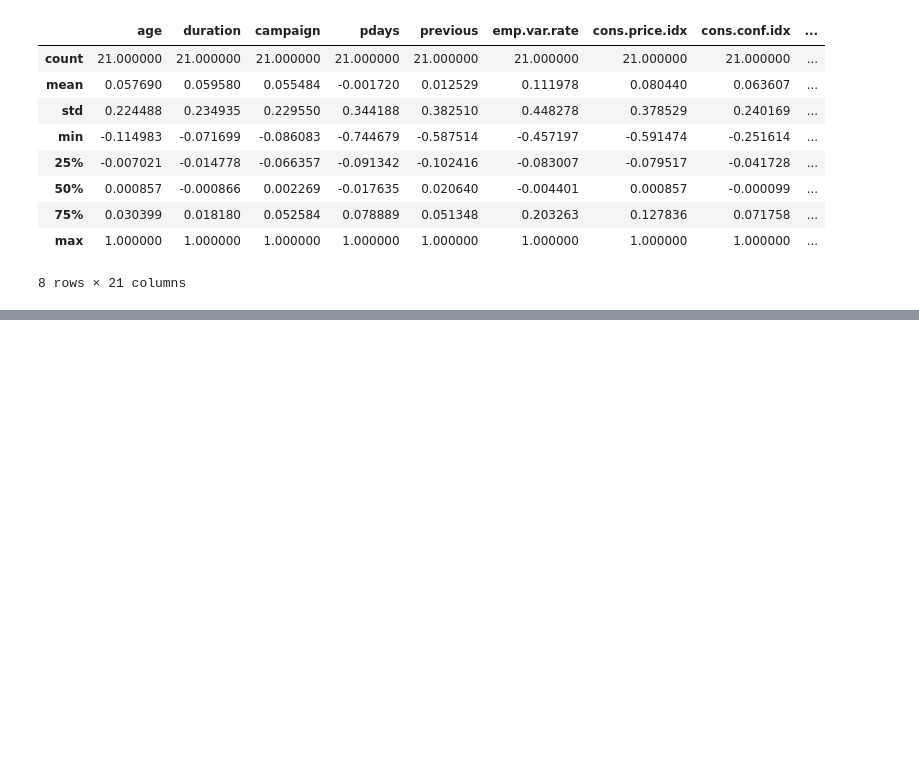
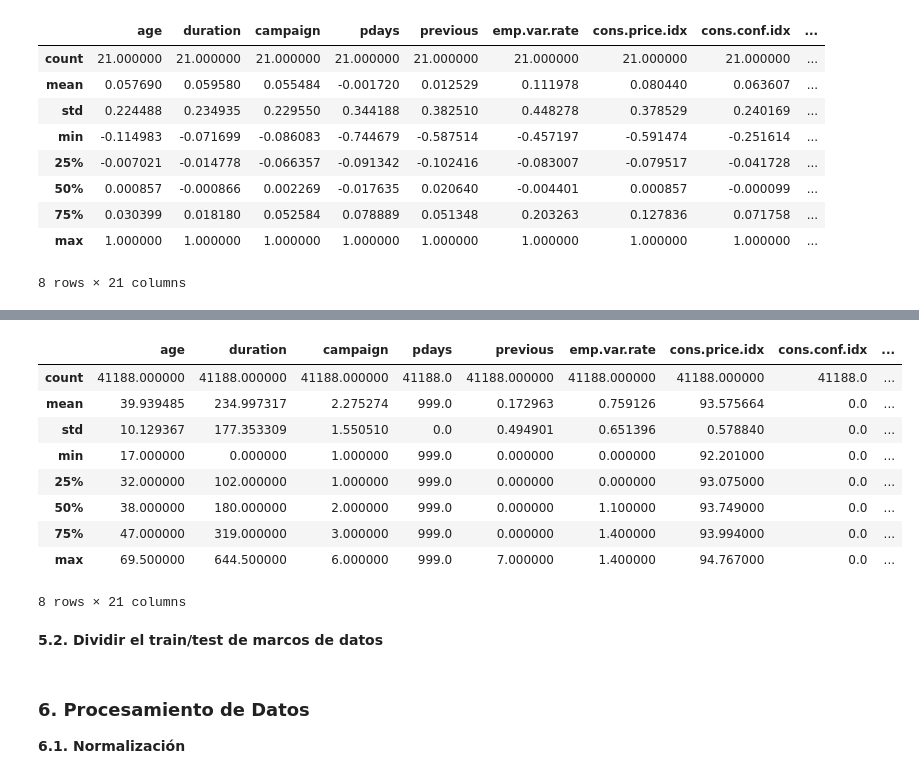
Before and after one commit to 4GeeksAcademy/machine-learning-python-template-bank-BryanJumbo, a Jupyter notebook: src/explore.ipynb, the cells around one changed output, grey strips where cells are left out. Drawn from its saved outputs; the diff is of its cells as text; code cells hidden in the pictures; blank space fills up the shorter version.

```diff
--- a/src/explore.ipynb
+++ b/src/explore.ipynb
@@ -570,0 +587,31 @@ plt.show()
+# %%
+# Crear una copia para eliminar outliers
+df_enc_no = df_enc.copy()
+# %%
+def remove_outliers(x, feature_name, allow_neg=True):
+    q1, q3 = x.quantile([0.25, 0.75])
+    iqr = q3 - q1
+    upper_lim = q3 + (iqr*1.5)
+    lower_lim = q1 - (iqr*1.5) if allow_neg else max(0, q1 - (iqr * 1.5))
+
+    x = x.apply(lambda x: upper_lim if (x > upper_lim) else (lower_lim if (x < lower_lim) else x))
+
+    filename = f'../data/interim/outliers_lims_{feature_name}.json'
+    json.dump({'upper_lim': upper_lim, 'lower_lim': lower_lim}, open(filename, 'w'))
+
+    return x
+# %%
+# outliers con y sin negativos
+f_outliers_with_neg = []
+f_outliers_no_neg = []
+
+for each in lista_col:
+    if df_enc[each].min() < 0:
+        f_outliers_with_neg.append(each)
+    f_outliers_no_neg.append(each)
+
+for feature in f_outliers_with_neg:
+    df_enc_no[feature] = remove_outliers(df_enc_no[feature], feature)
+
+for feature in f_outliers_no_neg:
+    df_enc_no[feature] = remove_outliers(df_enc_no[feature], feature, allow_neg=False)
@@ -570,0 +631,15 @@ plt.show()
+# %%
+df_enc_no.describe()
+# %% [output]
+|  | age | duration | campaign | pdays | previous | emp.var.rate | cons.price.idx | cons.conf.idx | ... |
+| count | 41188.000000 | 41188.000000 | 41188.000000 | 41188.0 | 41188.000000 | 41188.000000 | 41188.000000 | 41188.0 | ... |
+| mean | 39.939485 | 234.997317 | 2.275274 | 999.0 | 0.172963 | 0.759126 | 93.575664 | 0.0 | ... |
+| std | 10.129367 | 177.353309 | 1.550510 | 0.0 | 0.494901 | 0.651396 | 0.578840 | 0.0 | ... |
+| min | 17.000000 | 0.000000 | 1.000000 | 999.0 | 0.000000 | 0.000000 | 92.201000 | 0.0 | ... |
+| 25% | 32.000000 | 102.000000 | 1.000000 | 999.0 | 0.000000 | 0.000000 | 93.075000 | 0.0 | ... |
+| 50% | 38.000000 | 180.000000 | 2.000000 | 999.0 | 0.000000 | 1.100000 | 93.749000 | 0.0 | ... |
+| 75% | 47.000000 | 319.000000 | 3.000000 | 999.0 | 0.000000 | 1.400000 | 93.994000 | 0.0 | ... |
+| max | 69.500000 | 644.500000 | 6.000000 | 999.0 | 7.000000 | 1.400000 | 94.767000 | 0.0 | ... |
+8 rows × 21 columns
+# %% [markdown]
+**5.2. Dividir el train/test de marcos de datos**
@@ -570,0 +663,4 @@ plt.show()
+# %% [markdown]
+### 6. Procesamiento de Datos
+
+**6.1. Normalización**
```
Also changed, not shown: parts of 26 cells of this notebook, 1 other file.
